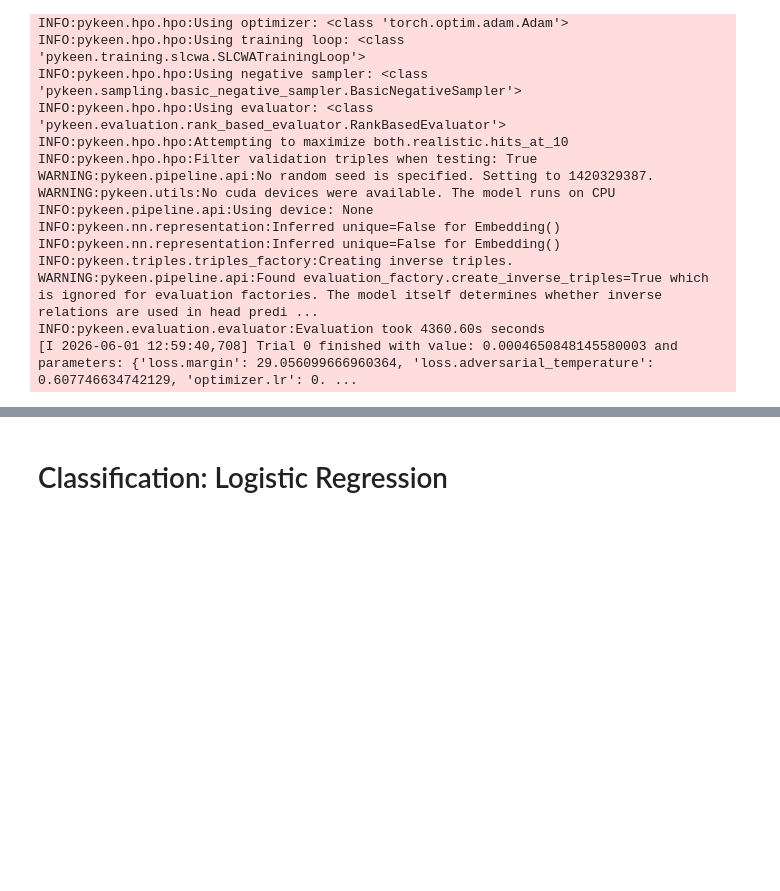
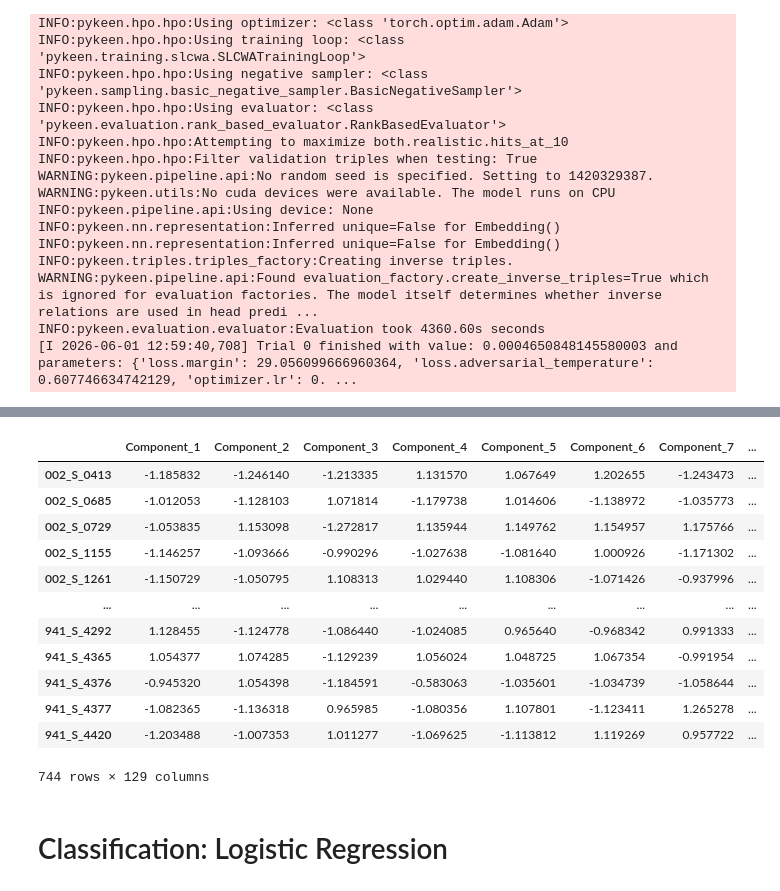
Before and after one commit to Xiaoxuan-Yu-ty/HybridKG, a Jupyter notebook: CLEP_repeat/test.ipynb, the cells around one changed output, grey strips where cells are left out. Cells and saved outputs as stored; diff of their text form; code cells hidden in the pictures; blank space fills up the shorter version.

Commit message:
pipeline

```diff
--- a/CLEP_repeat/test.ipynb
+++ b/CLEP_repeat/test.ipynb
@@ -408,0 +389,50 @@ if return_patients:
+# %%
+def model_to_numpy(
+        model: ERModel[HeadRepresentation, RelationRepresentation, TailRepresentation],
+        complex: bool = False
+) -> npt.NDArray[np.float64 | np.float32]:
+    """Retrieve embedding from the models as a numpy array."""
+    embedding_numpy: npt.NDArray[np.float64 | np.float32] = model.entity_representations[0](indices=None).detach().cpu().numpy()
+
+    if complex:
+        return embedding_numpy
+
+    # Get the real part of the embedding for classification tasks
+    return embedding_numpy.real
+# %%
+best_model, triple_factory = pipeline_results.model, pipeline_results.training
+
+# Get the embedding as a numpy array. Ignore the type as the model will be of type ERModel (Embedding model)
+embedding_values = model_to_numpy(best_model)
+embedding_values.shape
+
+# Create columns as component names
+embedding_columns = [f'Component_{i}' for i in range(1, embedding_values.shape[1] + 1)]
+
+# Get the nodes of the training triples as index
+node_list = list(triple_factory.entity_to_id.keys())
+embedding_index = sorted(node_list, key=lambda x: triple_factory.entity_to_id[x])
+
+embedding = pd.DataFrame(data=embedding_values, columns=embedding_columns, index=embedding_index)
+embedding
+# get patient embedding
+embedding = embedding[embedding.index.isin(design_norm_df.index)]
+
+for index in embedding.index:
+    embedding.at[index, 'label'] = label_mapping[index]
+
+embedding
+# %% [output]
+|  | Component_1 | Component_2 | Component_3 | Component_4 | Component_5 | Component_6 | Component_7 | ... |
+| 002_S_0413 | -1.185832 | -1.246140 | -1.213335 | 1.131570 | 1.067649 | 1.202655 | -1.243473 | ... |
+| 002_S_0685 | -1.012053 | -1.128103 | 1.071814 | -1.179738 | 1.014606 | -1.138972 | -1.035773 | ... |
+| 002_S_0729 | -1.053835 | 1.153098 | -1.272817 | 1.135944 | 1.149762 | 1.154957 | 1.175766 | ... |
+| 002_S_1155 | -1.146257 | -1.093666 | -0.990296 | -1.027638 | -1.081640 | 1.000926 | -1.171302 | ... |
+| 002_S_1261 | -1.150729 | -1.050795 | 1.108313 | 1.029440 | 1.108306 | -1.071426 | -0.937996 | ... |
+| ... | ... | ... | ... | ... | ... | ... | ... | ... |
+| 941_S_4292 | 1.128455 | -1.124778 | -1.086440 | -1.024085 | 0.965640 | -0.968342 | 0.991333 | ... |
+| 941_S_4365 | 1.054377 | 1.074285 | -1.129239 | 1.056024 | 1.048725 | 1.067354 | -0.991954 | ... |
+| 941_S_4376 | -0.945320 | 1.054398 | -1.184591 | -0.583063 | -1.035601 | -1.034739 | -1.058644 | ... |
+| 941_S_4377 | -1.082365 | -1.136318 | 0.965985 | -1.080356 | 1.107801 | -1.123411 | 1.265278 | ... |
+| 941_S_4420 | -1.203488 | -1.007353 | 1.011277 | -1.069625 | -1.113812 | 1.119269 | 0.957722 | ... |
+744 rows × 129 columns
```
Also changed, not shown: parts of 6 cells of this notebook, 14 other files.
